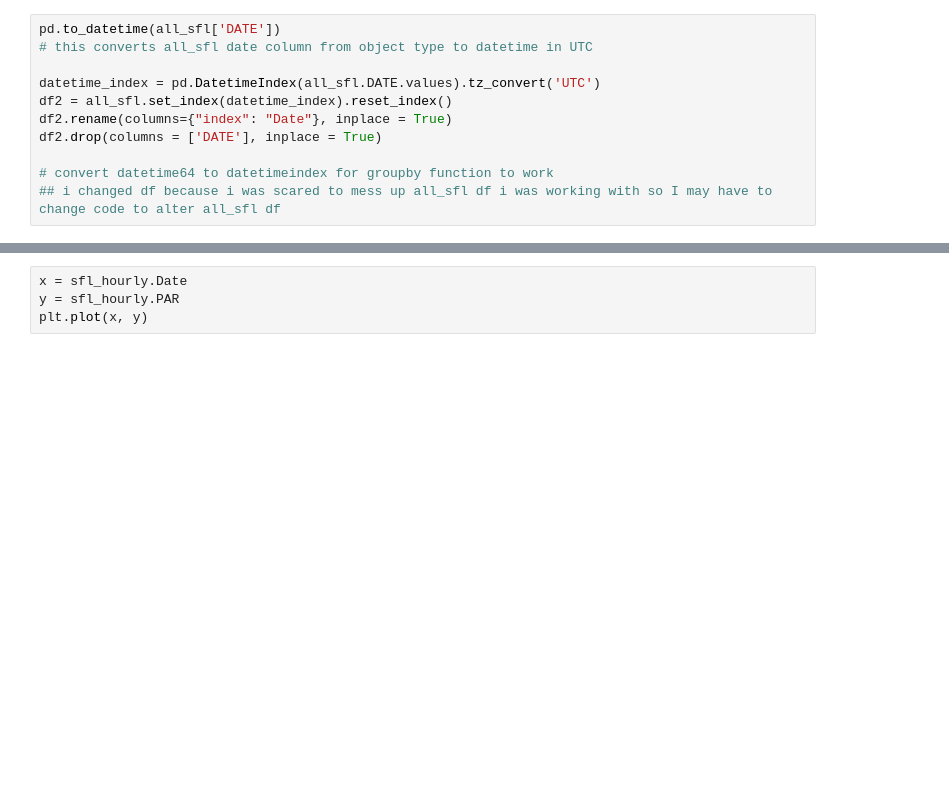
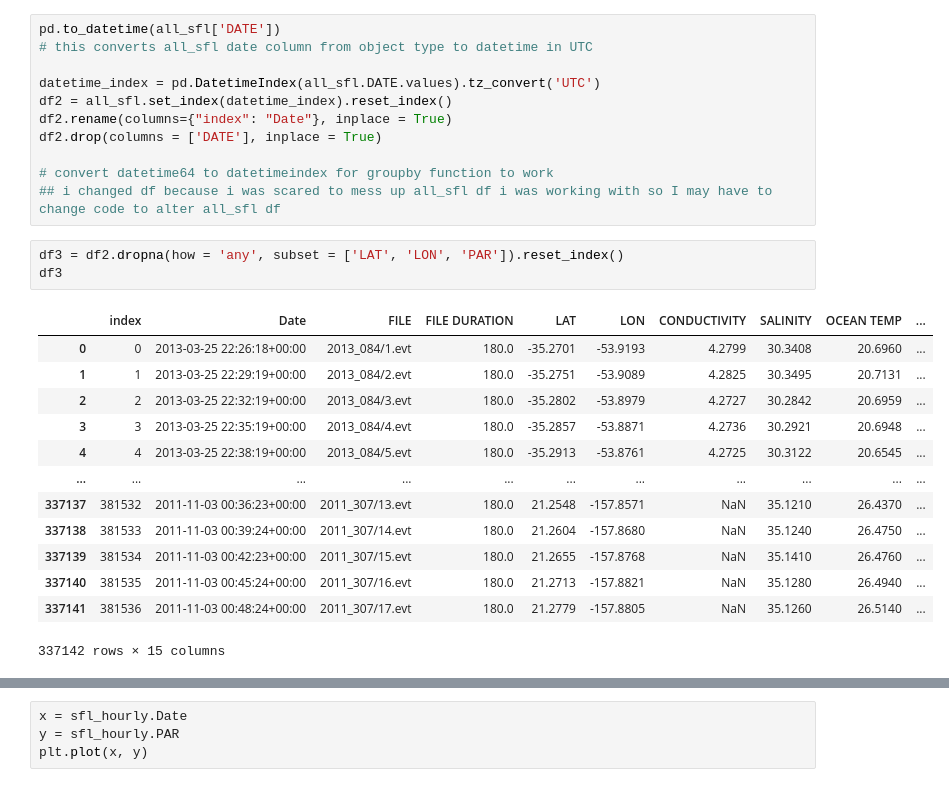
Before and after one commit to kpc02/SACNAS-2023-project, a Jupyter notebook: all_PAR_calib_python.ipynb, the cells around one changed output, grey strips where cells are left out. Saved outputs shown, nothing was run; the diff lists cells and outputs as text; blank space fills up the shorter version.

```diff
--- a/all_PAR_calib_python.ipynb
+++ b/all_PAR_calib_python.ipynb
@@ -194,3 +134,20 @@ df2.drop(columns = ['DATE'], inplace = True)
 
 # convert datetime64 to datetimeindex for groupby function to work
 ## i changed df because i was scared to mess up all_sfl df i was working with so I may have to change code to alter all_sfl df
+# %%
+df3 = df2.dropna(how = 'any', subset = ['LAT', 'LON', 'PAR']).reset_index()
+df3
+# %% [output]
+|  | index | Date | FILE | FILE DURATION | LAT | LON | CONDUCTIVITY | SALINITY | OCEAN TEMP | ... |
+| 0 | 0 | 2013-03-25 22:26:18+00:00 | 2013_084/1.evt | 180.0 | -35.2701 | -53.9193 | 4.2799 | 30.3408 | 20.6960 | ... |
+| 1 | 1 | 2013-03-25 22:29:19+00:00 | 2013_084/2.evt | 180.0 | -35.2751 | -53.9089 | 4.2825 | 30.3495 | 20.7131 | ... |
+| 2 | 2 | 2013-03-25 22:32:19+00:00 | 2013_084/3.evt | 180.0 | -35.2802 | -53.8979 | 4.2727 | 30.2842 | 20.6959 | ... |
+| 3 | 3 | 2013-03-25 22:35:19+00:00 | 2013_084/4.evt | 180.0 | -35.2857 | -53.8871 | 4.2736 | 30.2921 | 20.6948 | ... |
+| 4 | 4 | 2013-03-25 22:38:19+00:00 | 2013_084/5.evt | 180.0 | -35.2913 | -53.8761 | 4.2725 | 30.3122 | 20.6545 | ... |
+| ... | ... | ... | ... | ... | ... | ... | ... | ... | ... | ... |
+| 337137 | 381532 | 2011-11-03 00:36:23+00:00 | 2011_307/13.evt | 180.0 | 21.2548 | -157.8571 | NaN | 35.1210 | 26.4370 | ... |
+| 337138 | 381533 | 2011-11-03 00:39:24+00:00 | 2011_307/14.evt | 180.0 | 21.2604 | -157.8680 | NaN | 35.1240 | 26.4750 | ... |
+| 337139 | 381534 | 2011-11-03 00:42:23+00:00 | 2011_307/15.evt | 180.0 | 21.2655 | -157.8768 | NaN | 35.1410 | 26.4760 | ... |
+| 337140 | 381535 | 2011-11-03 00:45:24+00:00 | 2011_307/16.evt | 180.0 | 21.2713 | -157.8821 | NaN | 35.1280 | 26.4940 | ... |
+| 337141 | 381536 | 2011-11-03 00:48:24+00:00 | 2011_307/17.evt | 180.0 | 21.2779 | -157.8805 | NaN | 35.1260 | 26.5140 | ... |
+337142 rows × 15 columns
```
Also changed, not shown: parts of 10 cells of this notebook.
